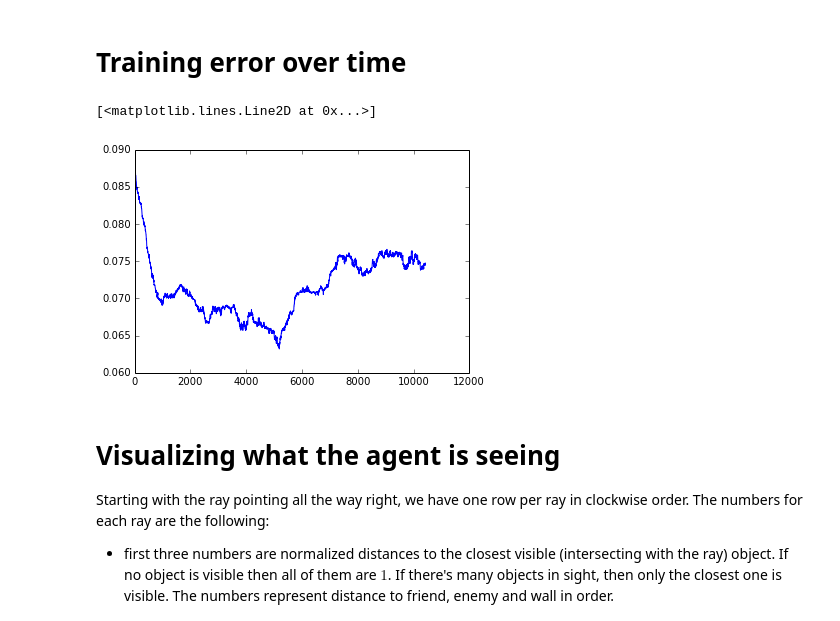
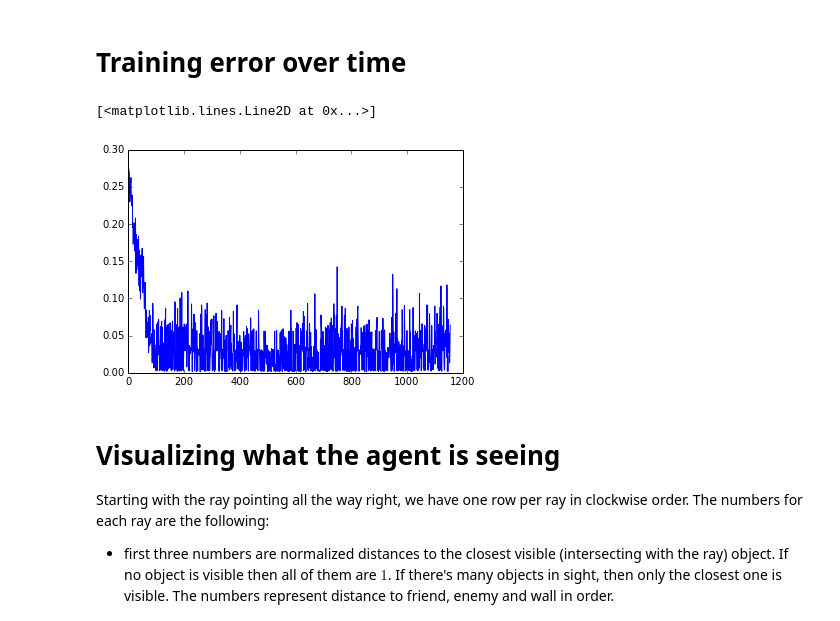
Before and after one commit to siemanko/tensorflow-deepq, a Jupyter notebook: demo.ipynb, the cells around one changed output. Cells and saved outputs as stored; diff of their text form; code cells hidden in the pictures.

```diff
--- a/demo.ipynb
+++ b/demo.ipynb
@@ -582,16 +584,19 @@ current_settings = {
 # create the game simulator
 g = KarpathyGame(current_settings)
 # %%
+tf.ops.reset_default_graph()
+session = tf.InteractiveSession()
+
 # brain maps from observation to action q values. Here it is a simple mlp
 brain = MLP([g.observation_size,], [100, g.num_actions],
-            [activation.tanh, activation.identity])
+            [tf.tanh, tf.identity])
 # solver over brian - here simple sgd
-solver = Solver(brain.parameters(), "rmsprop", learning_rate= 0.005)
-# solver = Solver(brain.parameters(), "sgd", learning_rate= 0.001)
+optimizer = tf.train.RMSPropOptimizer(learning_rate= 0.0001, decay=0.9)
 
 # DeepQ object
-current_controller = DeepQ(g.observation_size, g.num_actions, brain, solver,
+current_controller = DeepQ(g.observation_size, g.num_actions, brain, optimizer, session,
                            discount_rate=0.9, exploration_period=5000, max_experience=10000)
+session.run(tf.initialize_all_variables())
 # %%
 import json
 import pickle
@@ -609,8 +614,8 @@ def save():
 #save()
 # %%
 # UNCOMMENT FOR WSAD CONTROL (requires redis server to be running, commands can be sent from terminal)
-from human_control import HumanController
-current_controller = HumanController({b"w": 3, b"d": 0, b"s": 1,b"a": 2,})
+# from human_control import HumanController
+# current_controller = HumanController({b"w": 3, b"d": 0, b"s": 1,b"a": 2,})
 # %%
 g.__class__ = KarpathyGame
 # THE LINE BELOW IS FOR FAST LEARNING
@@ -635,12 +640,12 @@ g.plot_reward(smoothing=100)
 # %% [markdown]
 # Training error over time
 # %%
-y = median_smoothing(current_controller.error_history[::8], 1000)
+y = current_controller.error_history
 x = range(len(y))
 plt.plot(x,y)
 # %% [output]
 [<matplotlib.lines.Line2D at 0x...>]
-[figure, old version]
+[figure, new version]
 # %% [markdown]
 # Visualizing what the agent is seeing
 
```
Also changed, not shown: parts of 2 cells of this notebook, 1 other file.
